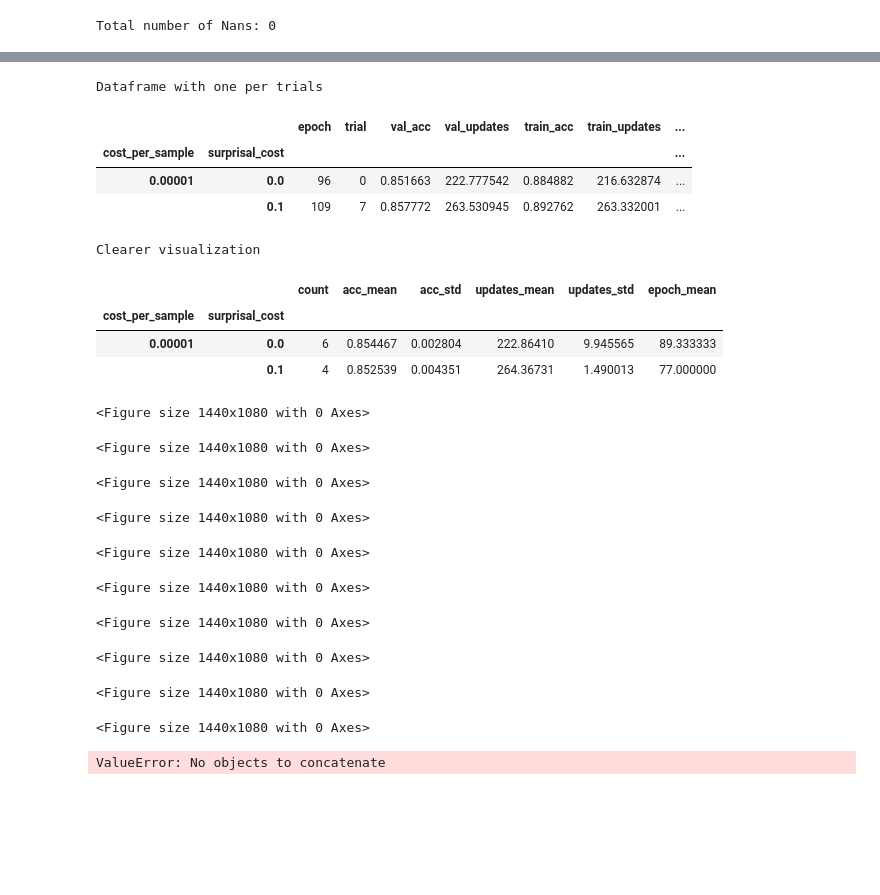
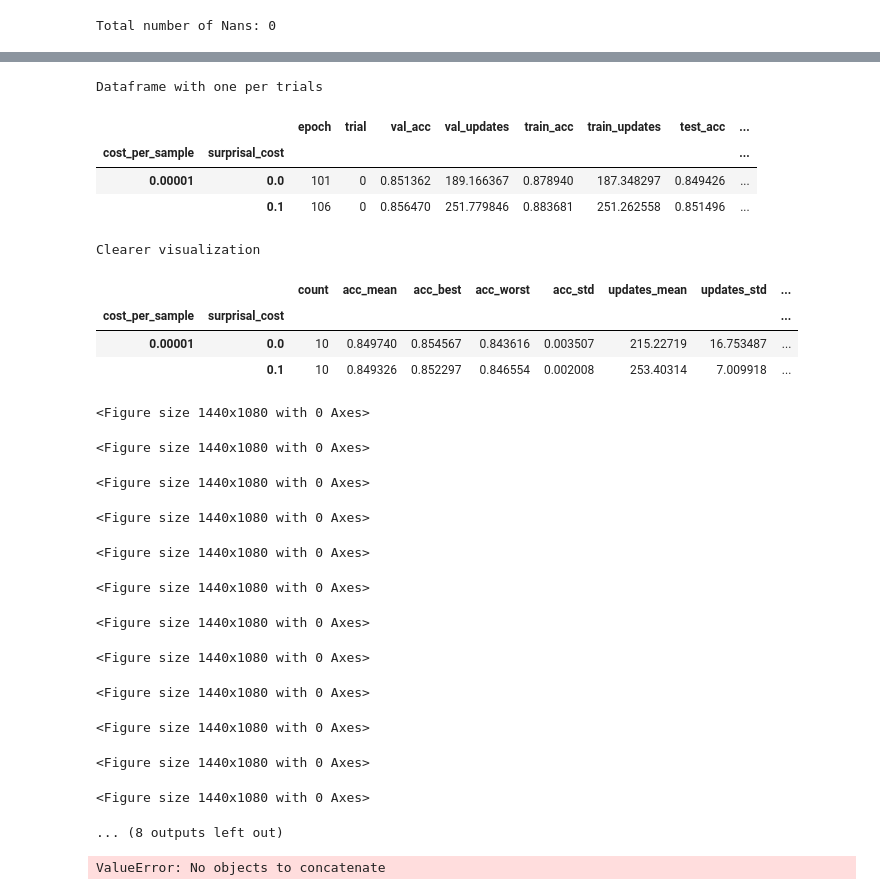
Before and after one commit to EmyArts/skiprnn-2017-telecombcn, a Jupyter notebook: src/postprocessing.ipynb, the cells around one changed output, grey strips where cells are left out. Cells and saved outputs as stored; diff of their text form; code cells hidden in the pictures; blank space fills up the shorter version.

Commit message:
Analysis with and without surprisal

```diff
--- a/src/postprocessing.ipynb
+++ b/src/postprocessing.ipynb
@@ -88,8 +90,8 @@ big_df['val_acc'].hist(figsize=(10, 10))
 best_rows = []
 best_accs = []
 for df in csvs:
-    best_accs.append(df.loc[:, 'val_acc'].max())
-    best_rows.append(df.loc[df.loc[:, 'val_acc'].argmax()].to_dict())
+    best_accs.append(df.loc[:, 'test_acc'].max())
+    best_rows.append(df.loc[df.loc[:, 'test_acc'].argmax()].to_dict())
 # %%
 best_df = pd.DataFrame(best_rows)
 best_df = best_df.drop(columns= ["learning_rate", "hidden_units", "batch_size", "early_stopping"])
@@ -137,33 +155,36 @@ Dataframe with all best epochs for Validation accuracy
 # %%
 print("Dataframe with one per trials")
 # mean_df = best_df.groupby(by=["cost_per_sample", "surprisal_cost"])
-sorted = best_df.groupby(["cost_per_sample", "surprisal_cost"], sort="val_acc")
+sorted = best_df.groupby(["cost_per_sample", "surprisal_cost"], sort="test_acc")
 sorted.first()
 # %% [output]
 Dataframe with one per trials
-|  |  | epoch | trial | val_acc | val_updates | train_acc | train_updates | ... |
-| cost_per_sample | surprisal_cost |  |  |  |  |  |  | ... |
-| 0.00001 | 0.0 | 96 | 0 | 0.851663 | 222.777542 | 0.884882 | 216.632874 | ... |
-|  | 0.1 | 109 | 7 | 0.857772 | 263.530945 | 0.892762 | 263.332001 | ... |
+|  |  | epoch | trial | val_acc | val_updates | train_acc | train_updates | test_acc | ... |
+| cost_per_sample | surprisal_cost |  |  |  |  |  |  |  | ... |
+| 0.00001 | 0.0 | 101 | 0 | 0.851362 | 189.166367 | 0.878940 | 187.348297 | 0.849426 | ... |
+|  | 0.1 | 106 | 0 | 0.856470 | 251.779846 | 0.883681 | 251.262558 | 0.851496 | ... |
 # %%
 # mean_df = mean_df.max()
 # mean_df.sort_values(by='val_acc')
 print("Clearer visualization")
-# , axis=1, names=["acc_mean", "acc_std", "updates_mean", "updates_std"])
+# , axis=1, names=["acc_mean", "acc_std", "updates_mean",
+# "updates_std"])
 view = pd.DataFrame({'count': sorted.val_acc.count(),
-                     'acc_mean': sorted.val_acc.mean(),
-                     'acc_std': sorted.val_acc.std(),
-                     'updates_mean': sorted.val_updates.mean(),
-                     'updates_std': sorted.val_updates.std(),
+                     'acc_mean': sorted.test_acc.mean(),
+                     'acc_best': sorted.test_acc.max(),
+                     'acc_worst': sorted.test_acc.min(),
+                     'acc_std': sorted.test_acc.std(),
+                     'updates_mean': sorted.test_updates.mean(),
+                     'updates_std': sorted.test_updates.std(),
                      'epoch_mean': sorted.epoch.mean()})
 # view.rename(columns=["acc_mean", "acc_std", "updates_mean", "updates_std"])
 view[view['acc_mean'] > 0.835]
 # %% [output]
 Clearer visualization
-|  |  | count | acc_mean | acc_std | updates_mean | updates_std | epoch_mean |
-| cost_per_sample | surprisal_cost |  |  |  |  |  |  |
-| 0.00001 | 0.0 | 6 | 0.854467 | 0.002804 | 222.86410 | 9.945565 | 89.333333 |
-|  | 0.1 | 4 | 0.852539 | 0.004351 | 264.36731 | 1.490013 | 77.000000 |
+|  |  | count | acc_mean | acc_best | acc_worst | acc_std | updates_mean | updates_std | ... |
+| cost_per_sample | surprisal_cost |  |  |  |  |  |  |  | ... |
+| 0.00001 | 0.0 | 10 | 0.849740 | 0.854567 | 0.843616 | 0.003507 | 215.22719 | 16.753487 | ... |
+|  | 0.1 | 10 | 0.849326 | 0.852297 | 0.846554 | 0.002008 | 253.40314 | 7.009918 | ... |
 # %%
 lr0001 = [csv for csv in csvs if csv['learning_rate'][0]==0.0001 and csv['hidden_units'][0]==32]
 
@@ -203,6 +224,9 @@ for i, df in enumerate(csvs):
 <Figure size 1440x1080 with 0 Axes>
 <Figure size 1440x1080 with 0 Axes>
 <Figure size 1440x1080 with 0 Axes>
+<Figure size 1440x1080 with 0 Axes>
+<Figure size 1440x1080 with 0 Axes>
+... (8 outputs left out)
 # %%
 # if not os.path.exists(f"{folder}/lrplots"):
 #     os.makedirs(f"{folder}/lrplots")
```
Also changed, not shown: parts of 12 cells of this notebook, 1 other file.
